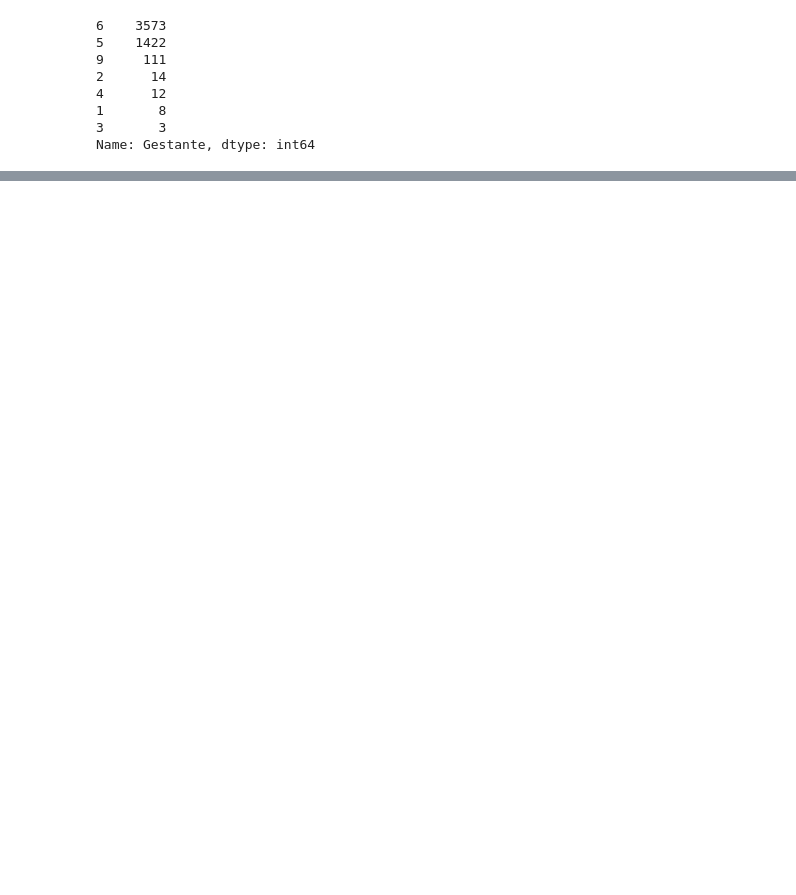
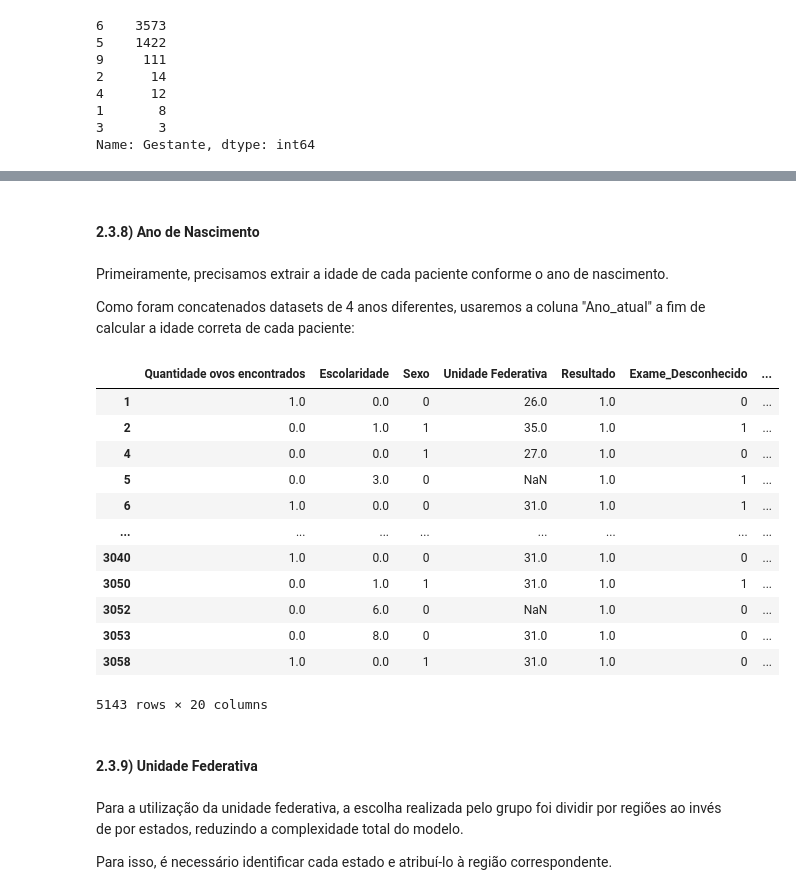
Before and after one commit to lipecorradini/mc853, a Jupyter notebook: pre_processing.ipynb, the cells around one changed output, grey strips where cells are left out. Saved outputs shown, nothing was run; the diff lists cells and outputs as text; code cells hidden in the pictures; blank space fills up the shorter version.

```diff
--- a/pre_processing.ipynb
+++ b/pre_processing.ipynb
@@ -216,0 +462,37 @@ Name: Gestante, dtype: int64
+# %%
+esq_valid['Sexo'].drop(esq_valid[esq_valid['Sexo'] == "I"].index, inplace=True)
+# %%
+esq_valid['Sexo'].replace("M", 0, inplace=True)
+esq_valid['Sexo'].replace("F", 1, inplace=True)
+# %% [markdown]
+#### 2.3.8) Ano de Nascimento
+# %% [markdown]
+Primeiramente, precisamos extrair a idade de cada paciente conforme o ano de nascimento.
+
+Como foram concatenados datasets de 4 anos diferentes, usaremos a coluna "Ano_atual" a fim de calcular a idade correta de cada paciente:
+# %%
+esq_valid['Idade'] = esq_valid['Ano_atual'] - esq_valid['Ano de nascimento']
+# %%
+esq_valid.drop(columns=['Ano de nascimento', 'Ano_atual'], inplace=True)
+# %%
+esq_valid
+# %% [output]
+|  | Quantidade ovos encontrados | Escolaridade | Sexo | Unidade Federativa | Resultado | Exame_Desconhecido | ... |
+| 1 | 1.0 | 0.0 | 0 | 26.0 | 1.0 | 0 | ... |
+| 2 | 0.0 | 1.0 | 1 | 35.0 | 1.0 | 1 | ... |
+| 4 | 0.0 | 0.0 | 1 | 27.0 | 1.0 | 0 | ... |
+| 5 | 0.0 | 3.0 | 0 | NaN | 1.0 | 1 | ... |
+| 6 | 1.0 | 0.0 | 0 | 31.0 | 1.0 | 1 | ... |
+| ... | ... | ... | ... | ... | ... | ... | ... |
+| 3040 | 1.0 | 0.0 | 0 | 31.0 | 1.0 | 0 | ... |
+| 3050 | 0.0 | 1.0 | 1 | 31.0 | 1.0 | 1 | ... |
+| 3052 | 0.0 | 6.0 | 0 | NaN | 1.0 | 0 | ... |
+| 3053 | 0.0 | 8.0 | 0 | 31.0 | 1.0 | 0 | ... |
+| 3058 | 1.0 | 0.0 | 1 | 31.0 | 1.0 | 0 | ... |
+5143 rows × 20 columns
+# %% [markdown]
+#### 2.3.9) Unidade Federativa
+# %% [markdown]
+Para a utilização da unidade federativa, a escolha realizada pelo grupo foi dividir por regiões ao invés de por estados, reduzindo a complexidade total do modelo.
+
+Para isso, é necessário identificar cada estado e atribuí-lo à região correspondente.
```
Also changed, not shown: parts of 40 cells of this notebook.
